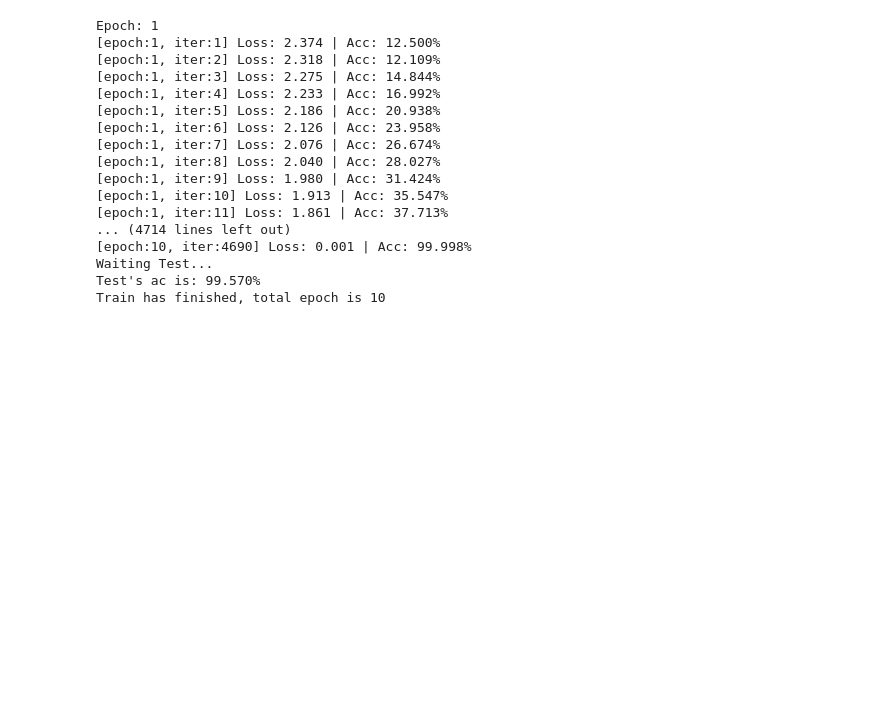
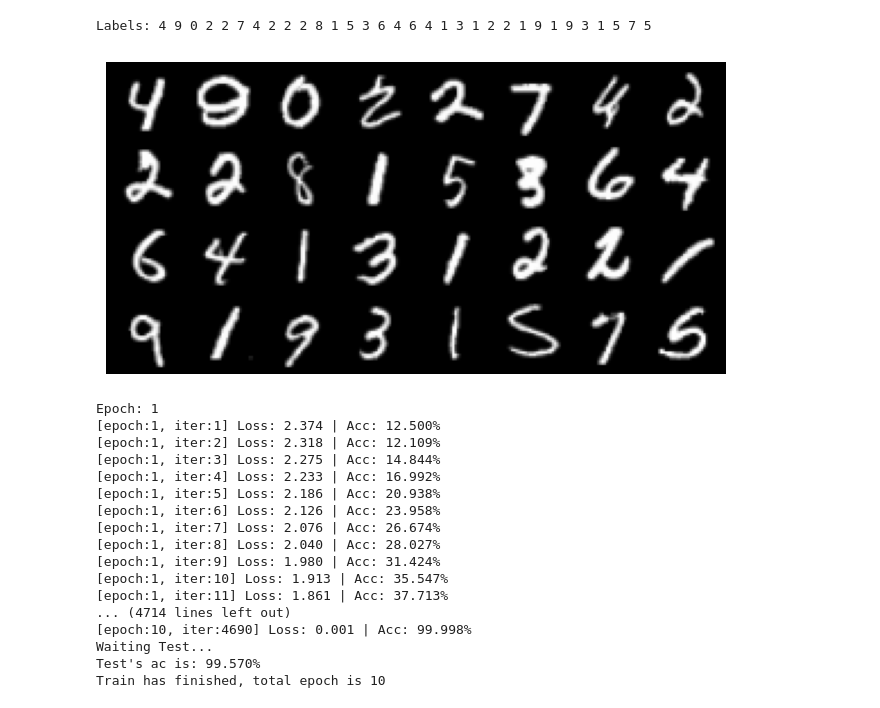
Before and after one commit to itangishak/AIoT_Project, a Jupyter notebook: Classification_ResNet18/code/ResNet18.ipynb, the cells around one changed output. Saved outputs shown, nothing was run; the diff lists cells and outputs as text; code cells hidden in the pictures; blank space fills up the shorter version.

```diff
--- a/Classification_ResNet18/code/ResNet18.ipynb
+++ b/Classification_ResNet18/code/ResNet18.ipynb
@@ -111,6 +116,21 @@ net = ResNet18().to(device)
 #define loss funtion & optimize
 criterion = nn.CrossEntropyLoss()
 optimizer = optim.SGD(net.parameters(), lr=LR, momentum=0.9, weight_decay=5e-4)
+# %%
+dataiter = iter(trainloader)
+images, labels = next(dataiter)
+images = images[:32].clone()
+images = images * 0.3081 + 0.1307
+grid = make_grid(images, nrow=8, padding=2)
+npimg = grid.cpu().numpy()
+npimg = np.transpose(npimg, (1, 2, 0))
+plt.figure(figsize=(8, 8))
+plt.imshow(npimg)
+plt.axis('off')
+print('Labels:', ' '.join([classes[l.item()] for l in labels[:32]]))
+# %% [output]
+Labels: 4 9 0 2 2 7 4 2 2 2 8 1 5 3 6 4 6 4 1 3 1 2 2 1 9 1 9 3 1 5 7 5
+[figure, added]
 # %%
 #train
 for epoch in range(pre_epoch, EPOCH):
```
Also changed, not shown: parts of 1 cell of this notebook, 3 other files.
